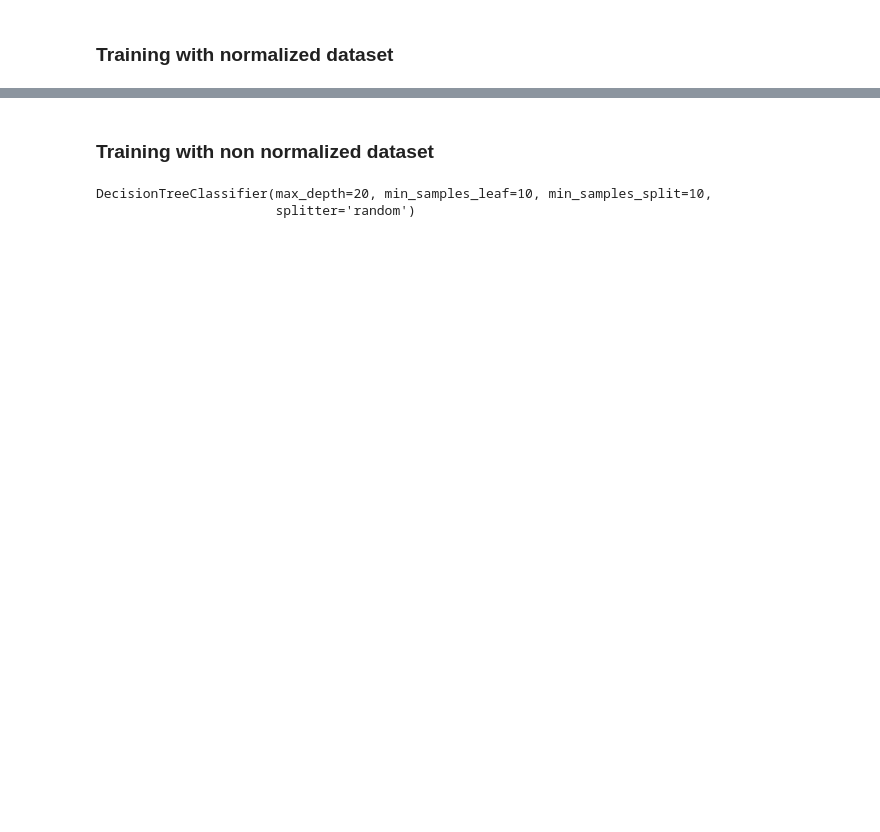
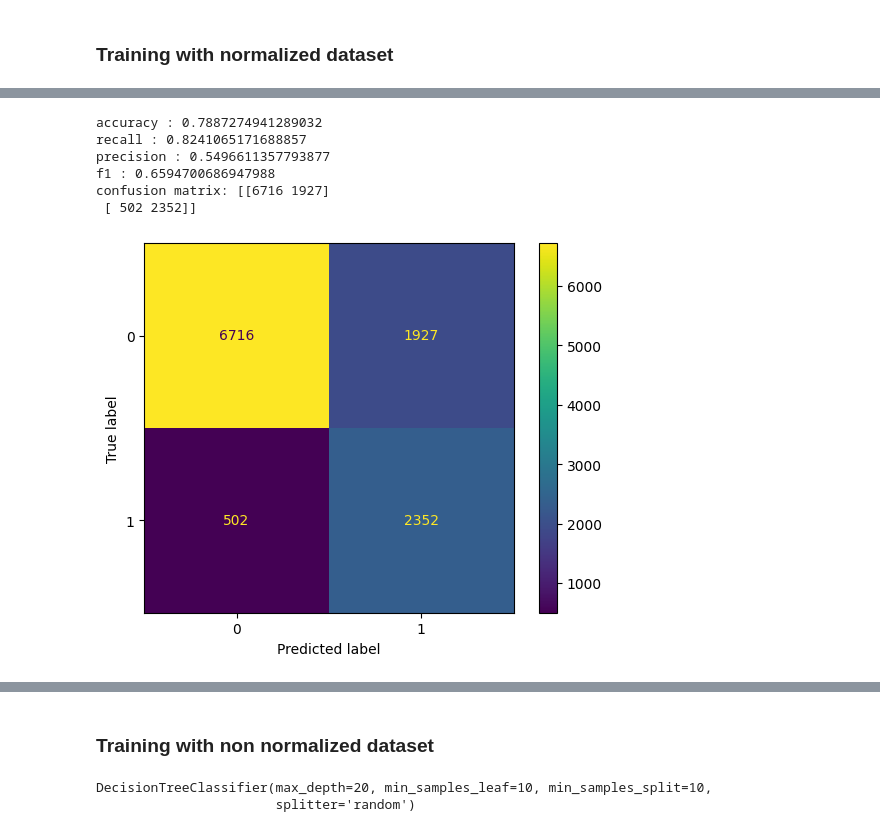
Before and after one commit to WanAdamm/CPC152-Assignment-2, a Jupyter notebook: 3 Model/Desicion Tree.ipynb, the cells around one changed output, grey strips where cells are left out. Drawn from its saved outputs; the diff is of its cells as text; code cells hidden in the pictures; blank space fills up the shorter version.

```diff
--- a/3 Model/Desicion Tree.ipynb
+++ b/3 Model/Desicion Tree.ipynb
@@ -59,3 +104,20 @@ confusion matrix: [[8139  504]
+# %%
+DecTree = DecisionTreeClassifier(criterion='entropy',
+                                 max_depth=10,
+                                 min_samples_leaf=10,
+                                 min_samples_split=5,
+                                 splitter='random')
+DecTree.fit(x_train, y_train)
+y_pred = DecTree.predict(x_test)
+metrics(y_test, y_pred)
+# %% [output]
+accuracy : 0.7887274941289032
+recall : 0.8241065171688857
+precision : 0.5496611357793877
+f1 : 0.6594700686947988
+confusion matrix: [[6716 1927]
+ [ 502 2352]]
+[figure, added]
 # %%
 from sklearn.metrics import roc_curve, roc_auc_score
 
```
Also changed, not shown: parts of 20 cells of this notebook, 14 other files.
